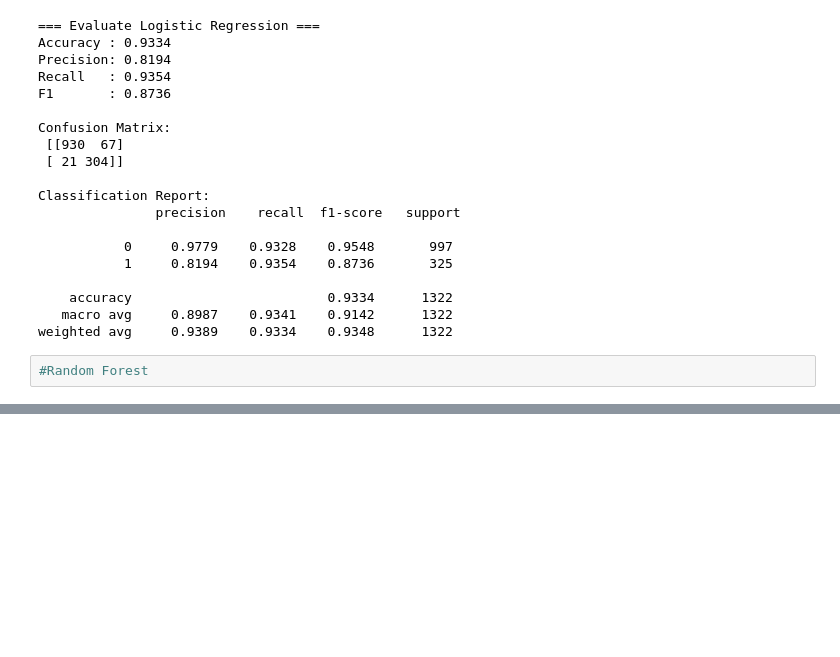
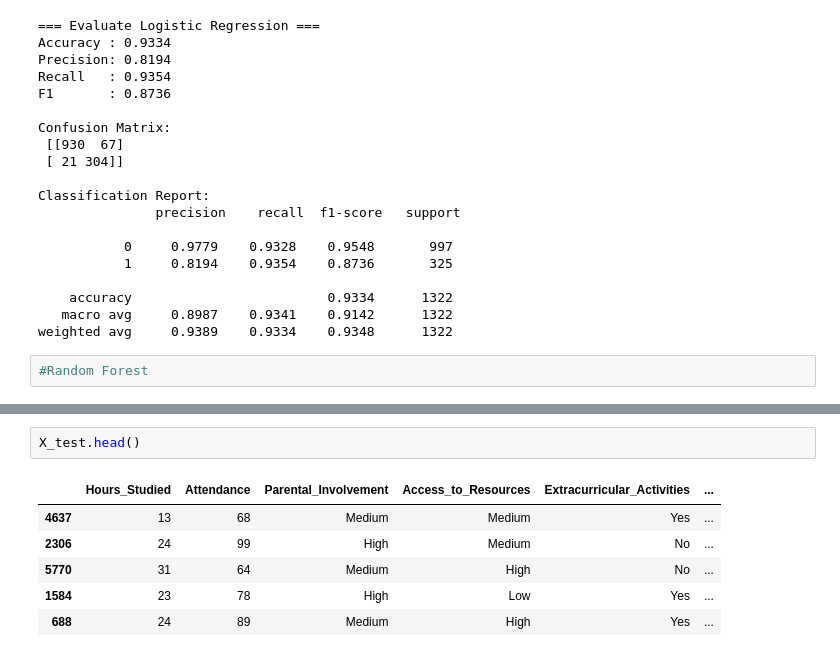
Before and after one commit to Gagandeep1611/Student-performance-factor, a Jupyter notebook: Student-Performance-factor.ipynb, the cells around one changed output, grey strips where cells are left out. Cells and saved outputs as stored; diff of their text form; blank space fills up the shorter version.

```diff
--- a/Student-Performance-factor.ipynb
+++ b/Student-Performance-factor.ipynb
@@ -328,0 +366,9 @@ import joblib
+# %%
+X_test.head()
+# %% [output]
+|  | Hours_Studied | Attendance | Parental_Involvement | Access_to_Resources | Extracurricular_Activities | ... |
+| 4637 | 13 | 68 | Medium | Medium | Yes | ... |
+| 2306 | 24 | 99 | High | Medium | No | ... |
+| 5770 | 31 | 64 | Medium | High | No | ... |
+| 1584 | 23 | 78 | High | Low | Yes | ... |
+| 688 | 24 | 89 | Medium | High | Yes | ... |
```
Also changed, not shown: parts of 6 cells of this notebook, 3 other files.
